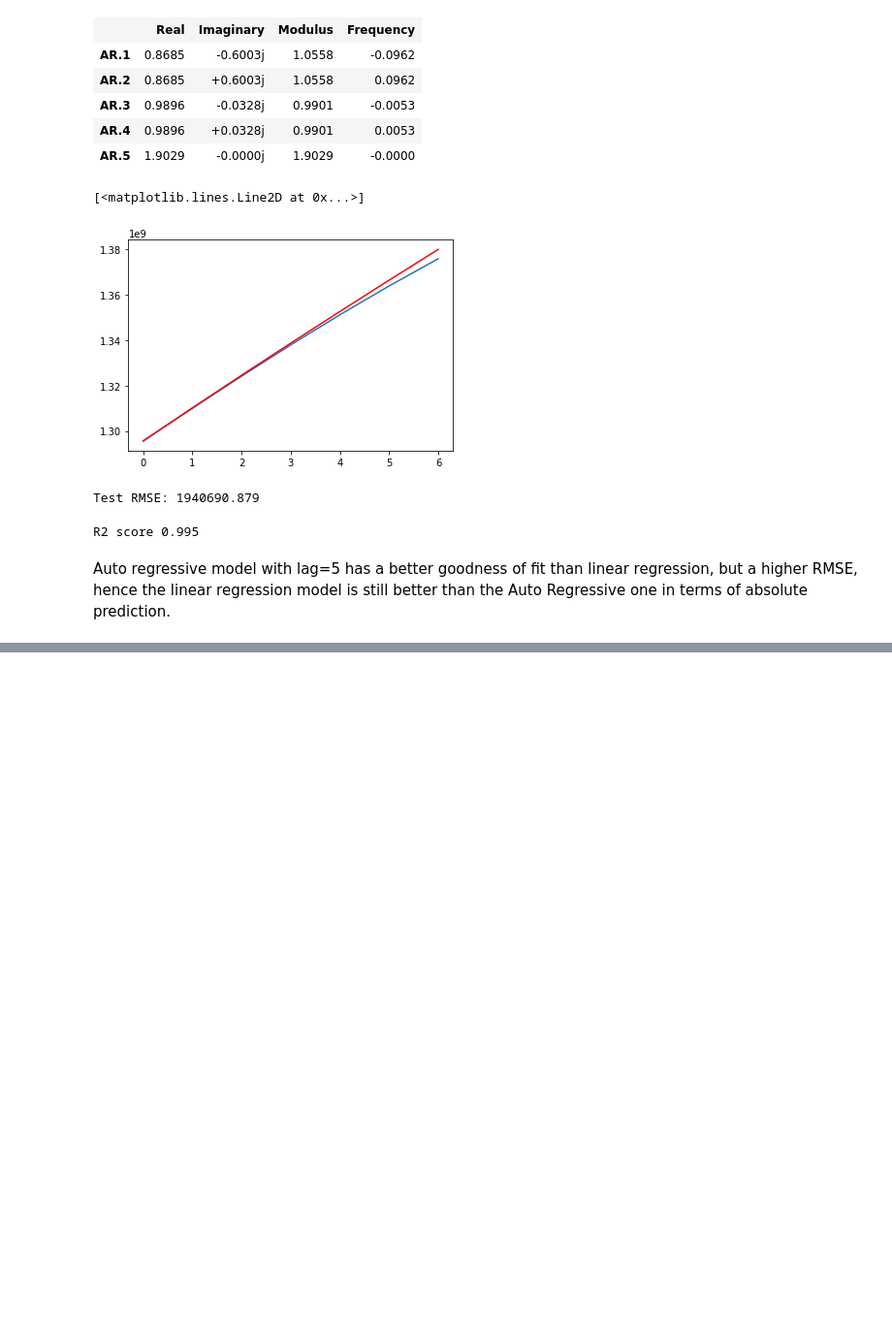
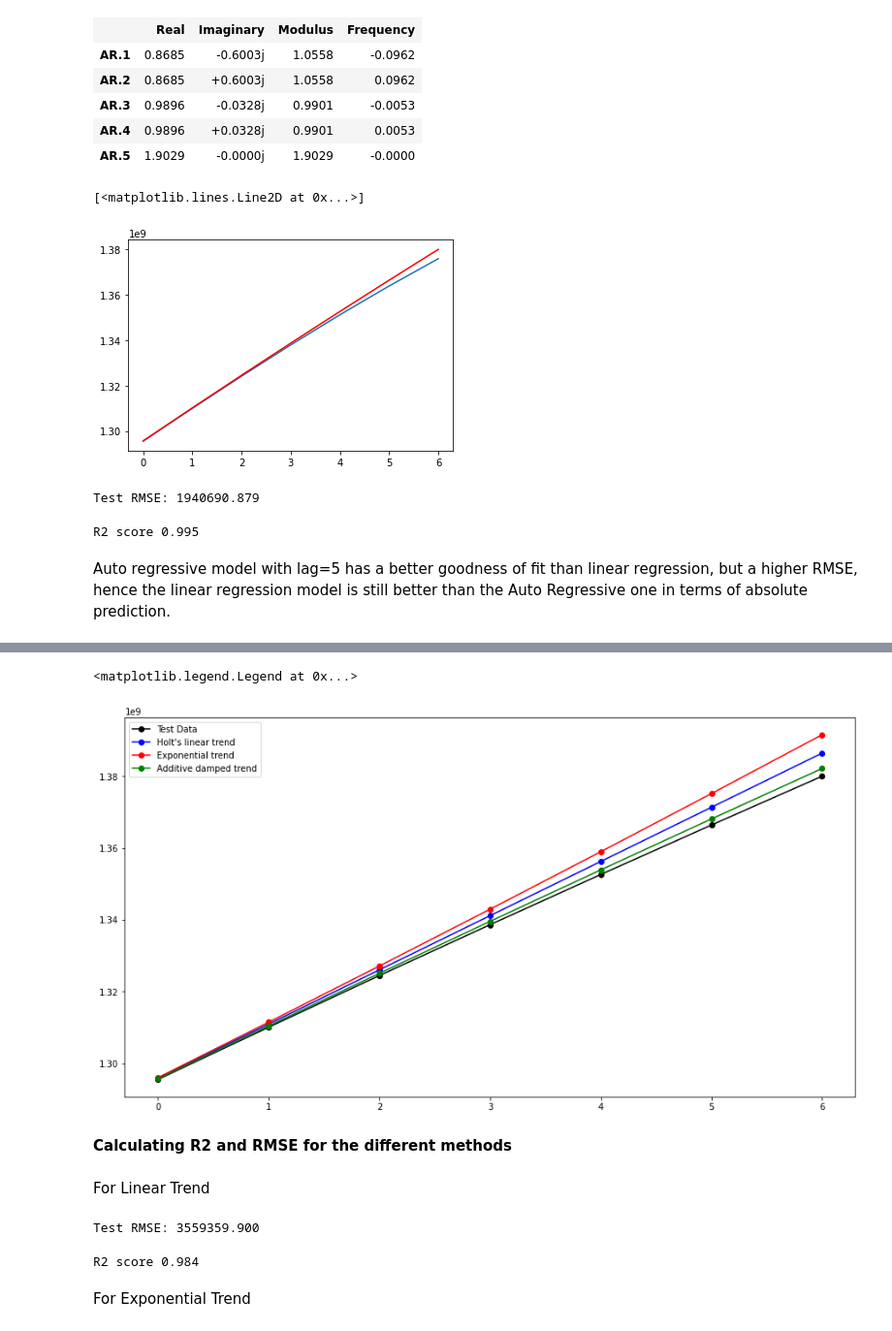
Before and after one commit to anusreeb/Experiments, a Jupyter notebook: population_time_series/population_of_india_time_series.ipynb, the cells around one changed output, grey strips where cells are left out. Shown at 97% size. Cells and saved outputs as stored; diff of their text form; code cells hidden in the pictures; blank space fills up the shorter version.

Commit message:
Adding a section on Holts exponential methods

```diff
--- a/population_time_series/population_of_india_time_series.ipynb
+++ b/population_time_series/population_of_india_time_series.ipynb
@@ -294,0 +340,43 @@ Auto regressive model with lag=5 has a better goodness of fit than linear regres
+# %%
+x = it
+x['datetime'] = pd.to_datetime(x['year'])
+x = x.set_index(pd.DatetimeIndex(x['datetime']))
+# %%
+size = int(len(x) * 0.9)
+train,test = x[0:size], x[size:len(x)]
+# %%
+train = np.asarray(train['population'])
+test = np.asarray(test['population'])
+# %%
+fit1 = Holt(train, initialization_method="estimated").fit()
+fcast1 = fit1.forecast(7)
+fit2 = Holt(train, exponential=True, initialization_method="estimated").fit()
+fcast2 = fit2.forecast(7)
+fit3 = Holt(train, damped_trend=True, initialization_method="estimated").fit()
+fcast3 = fit3.forecast(7)
+
+pyplot.figure(figsize=(15,8))
+(line0, ) = pyplot.plot(test, marker="o", color="black")
+(line1,) = pyplot.plot(fcast1, marker="o", color="blue")
+(line2,) =pyplot.plot(fcast2, marker="o", color="red")
+(line3,) = pyplot.plot(fcast3, marker="o", color="green")
+pyplot.legend([line0,line1, line2, line3], ["Test Data","Holt's linear trend", "Exponential trend", "Additive damped trend"])
+# %% [output]
+<matplotlib.legend.Legend at 0x...>
+[figure, added]
+# %% [markdown]
+<b>Calculating R2 and RMSE for the different methods
+# %% [markdown]
+For Linear Trend
+# %%
+linear_ar = sqrt(mean_squared_error(test, fcast1))
+print('Test RMSE: %.3f' % linear_ar)
+# %% [output]
+Test RMSE: 3559359.900
+# %%
+linear_r2 = r2_score(test, fcast1)
+print('R2 score %.3f'%linear_r2)
+# %% [output]
+R2 score 0.984
+# %% [markdown]
+For Exponential Trend
```
Also changed, not shown: parts of 22 cells of this notebook.
